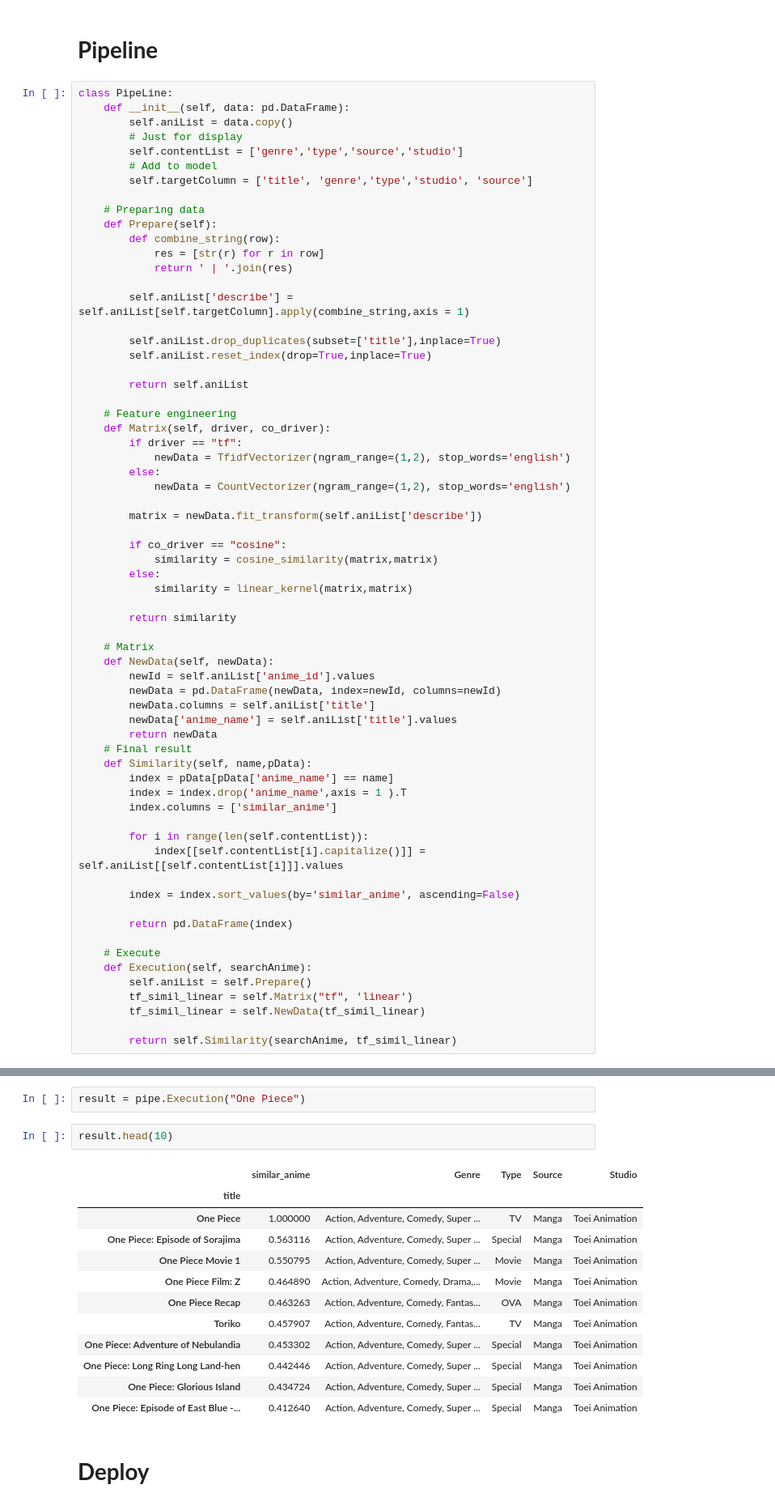
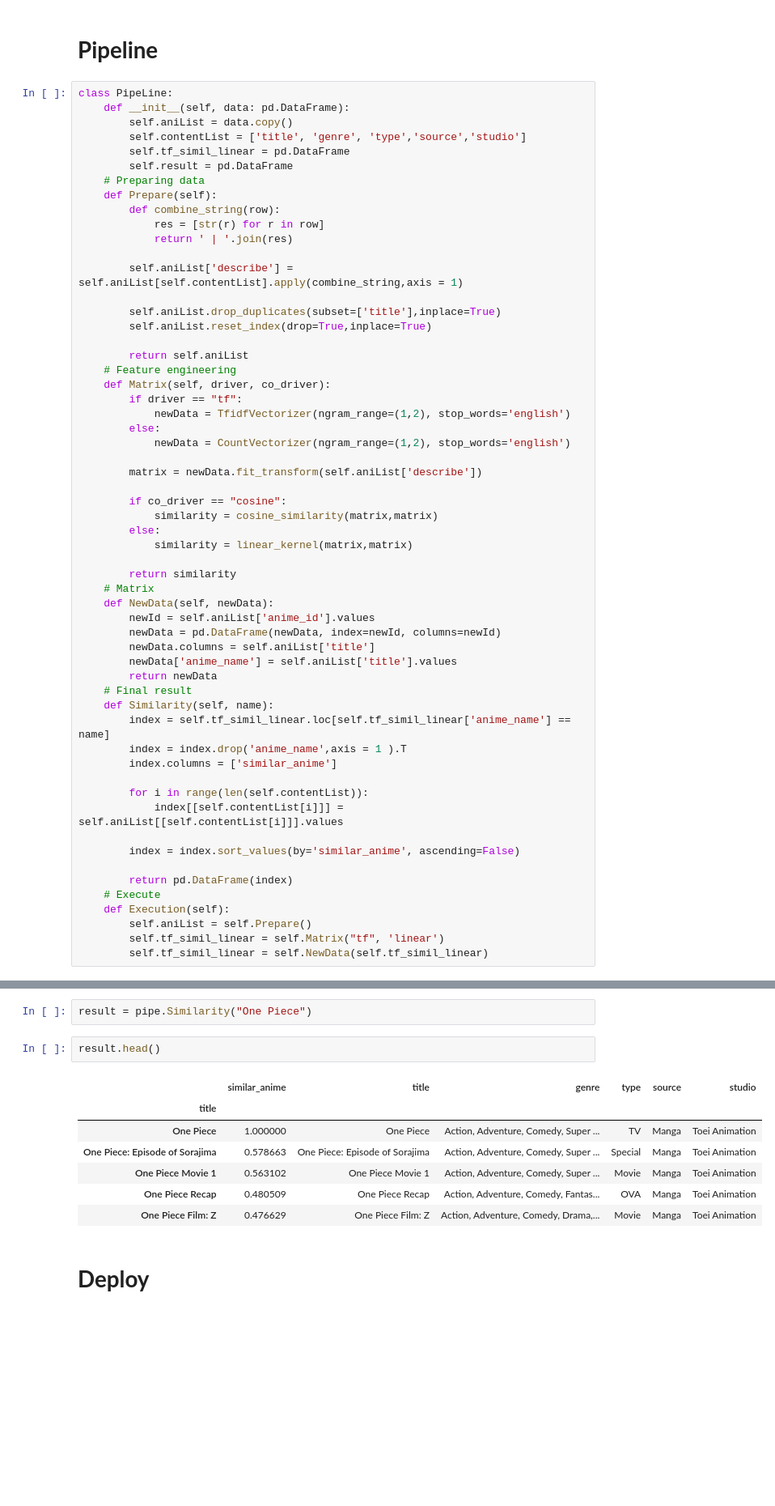
Before and after one commit to nineria/AnimeListApi, a Jupyter notebook: AnimeRecomendation.ipynb, the cells around one changed output, grey strips where cells are left out. Shown: that part at 81% size. Saved outputs shown, nothing was run; the diff lists cells and outputs as text; blank space fills up the shorter version.

```diff
--- a/AnimeRecomendation.ipynb
+++ b/AnimeRecomendation.ipynb
@@ -407,24 +407,21 @@ Similarity(searchAnime, cv_simil_linear, 5)
 class PipeLine:
     def __init__(self, data: pd.DataFrame):
         self.aniList = data.copy()
-        # Just for display
-        self.contentList = ['genre','type','source','studio']
-        # Add to model
-        self.targetColumn = ['title', 'genre','type','studio', 'source']
-
+        self.contentList = ['title', 'genre', 'type','source','studio']
+        self.tf_simil_linear = pd.DataFrame
+        self.result = pd.DataFrame
     # Preparing data
     def Prepare(self):
         def combine_string(row):
             res = [str(r) for r in row]
             return ' | '.join(res)
 
-        self.aniList['describe'] = self.aniList[self.targetColumn].apply(combine_string,axis = 1)
+        self.aniList['describe'] = self.aniList[self.contentList].apply(combine_string,axis = 1)
 
         self.aniList.drop_duplicates(subset=['title'],inplace=True)
         self.aniList.reset_index(drop=True,inplace=True)
 
         return self.aniList
-
     # Feature engineering
     def Matrix(self, driver, co_driver):
         if driver == "tf":
@@ -440,7 +437,6 @@ class PipeLine:
             similarity = linear_kernel(matrix,matrix)
 
         return similarity
-
     # Matrix
     def NewData(self, newData):
         newId = self.aniList['anime_id'].values
@@ -449,24 +445,21 @@ class PipeLine:
         newData['anime_name'] = self.aniList['title'].values
         return newData
     # Final result
-    def Similarity(self, name,pData):
-        index = pData[pData['anime_name'] == name]
+    def Similarity(self, name):
+        index = self.tf_simil_linear.loc[self.tf_simil_linear['anime_name'] == name]
         index = index.drop('anime_name',axis = 1 ).T
         index.columns = ['similar_anime']
 
         for i in range(len(self.contentList)):
-            index[[self.contentList[i].capitalize()]] = self.aniList[[self.contentList[i]]].values
+            index[[self.contentList[i]]] = self.aniList[[self.contentList[i]]].values
 
         index = index.sort_values(by='similar_anime', ascending=False)
 
         return pd.DataFrame(index)
-
     # Execute
-    def Execution(self, searchAnime):
+    def Execution(self):
         self.aniList = self.Prepare()
-        tf_simil_linear = self.Matrix("tf", 'linear')
-        tf_simil_linear = self.NewData(tf_simil_linear)
-
-        return self.Similarity(searchAnime, tf_simil_linear)
+        self.tf_simil_linear = self.Matrix("tf", 'linear')
+        self.tf_simil_linear = self.NewData(self.tf_simil_linear)
 # %%
 pipe = PipeLine(aniList)
@@ -473,19 +467,14 @@ pipe = PipeLine(aniList)
 # %%
-result = pipe.Execution("One Piece")
+result = pipe.Similarity("One Piece")
 # %%
-result.head(10)
+result.head()
 # %% [output]
-|  | similar_anime | Genre | Type | Source | Studio |
-| title |  |  |  |  |  |
-| One Piece | 1.000000 | Action, Adventure, Comedy, Super ... | TV | Manga | Toei Animation |
-| One Piece: Episode of Sorajima | 0.563116 | Action, Adventure, Comedy, Super ... | Special | Manga | Toei Animation |
-| One Piece Movie 1 | 0.550795 | Action, Adventure, Comedy, Super ... | Movie | Manga | Toei Animation |
-| One Piece Film: Z | 0.464890 | Action, Adventure, Comedy, Drama,... | Movie | Manga | Toei Animation |
-| One Piece Recap | 0.463263 | Action, Adventure, Comedy, Fantas... | OVA | Manga | Toei Animation |
-| Toriko | 0.457907 | Action, Adventure, Comedy, Fantas... | TV | Manga | Toei Animation |
-| One Piece: Adventure of Nebulandia | 0.453302 | Action, Adventure, Comedy, Super ... | Special | Manga | Toei Animation |
-| One Piece: Long Ring Long Land-hen | 0.442446 | Action, Adventure, Comedy, Super ... | Special | Manga | Toei Animation |
-| One Piece: Glorious Island | 0.434724 | Action, Adventure, Comedy, Super ... | Special | Manga | Toei Animation |
-| One Piece: Episode of East Blue -... | 0.412640 | Action, Adventure, Comedy, Super ... | Special | Manga | Toei Animation |
+|  | similar_anime | title | genre | type | source | studio |
+| title |  |  |  |  |  |  |
+| One Piece | 1.000000 | One Piece | Action, Adventure, Comedy, Super ... | TV | Manga | Toei Animation |
+| One Piece: Episode of Sorajima | 0.578663 | One Piece: Episode of Sorajima | Action, Adventure, Comedy, Super ... | Special | Manga | Toei Animation |
+| One Piece Movie 1 | 0.563102 | One Piece Movie 1 | Action, Adventure, Comedy, Super ... | Movie | Manga | Toei Animation |
+| One Piece Recap | 0.480509 | One Piece Recap | Action, Adventure, Comedy, Fantas... | OVA | Manga | Toei Animation |
+| One Piece Film: Z | 0.476629 | One Piece Film: Z | Action, Adventure, Comedy, Drama,... | Movie | Manga | Toei Animation |
 # %% [markdown]
 # **Deploy**
```
Also changed, not shown: parts of 3 cells of this notebook.
